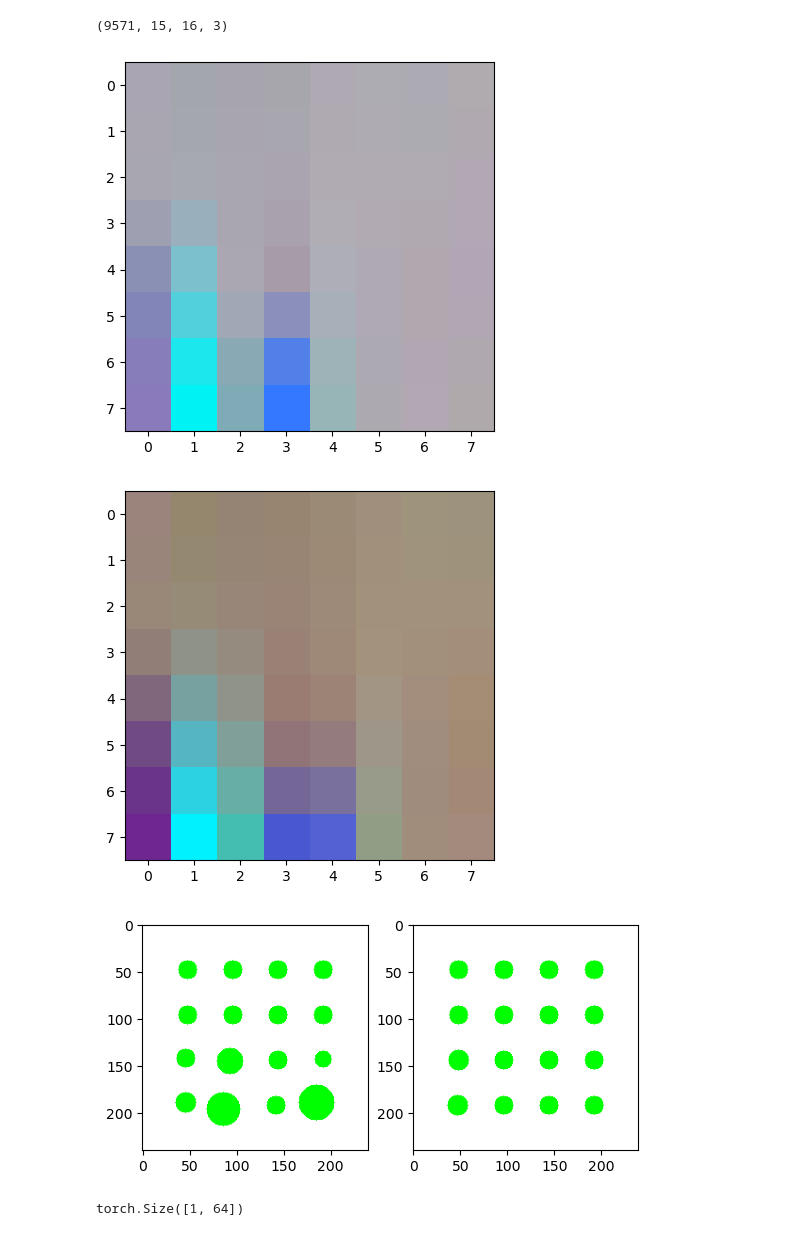
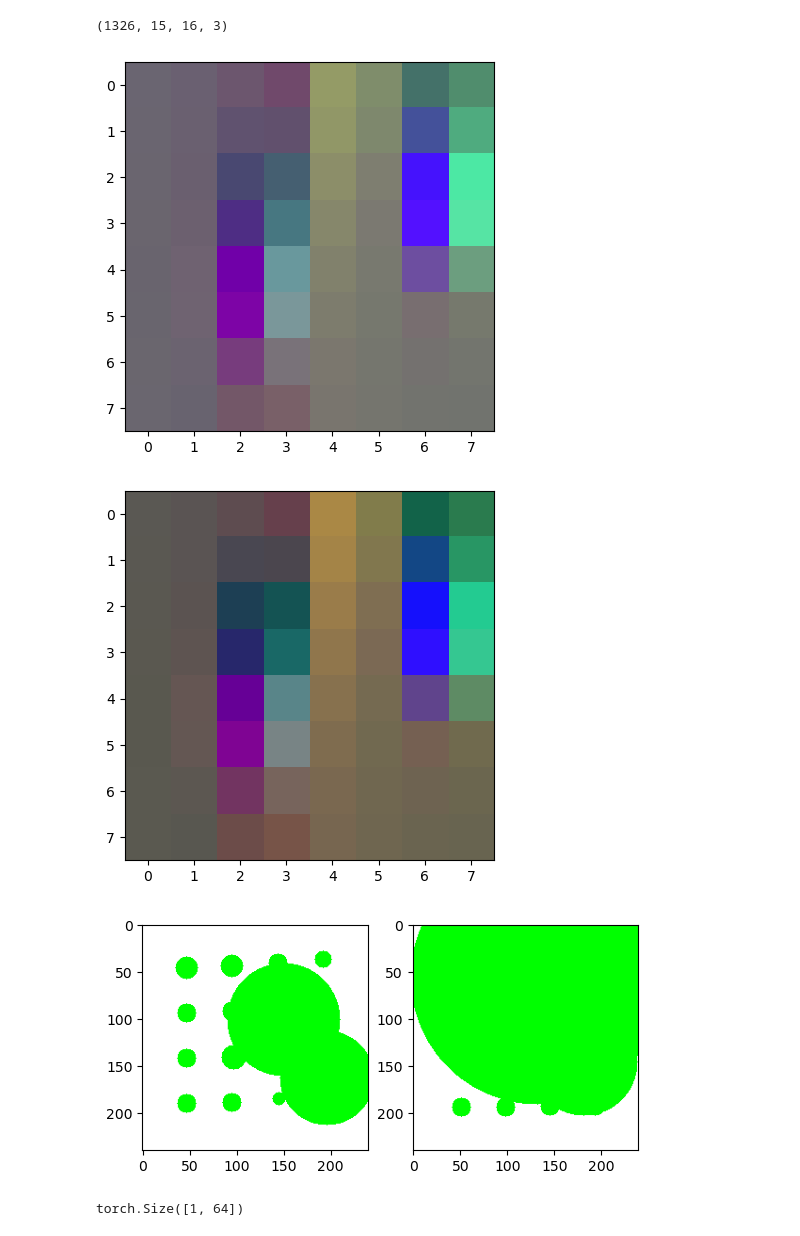
Before and after one commit to aadhithya14/tactile-learning-new-hand, a Jupyter notebook: notebooks/tactile_image.ipynb, the cells around one changed output. Saved outputs shown, nothing was run; the diff lists cells and outputs as text; code cells hidden in the pictures.

```diff
--- a/notebooks/tactile_image.ipynb
+++ b/notebooks/tactile_image.ipynb
@@ -17,7 +17,7 @@ from torch.utils import data
 from tqdm import tqdm
 from omegaconf import DictConfig, OmegaConf
 # %%
-root = '/home/irmak/Workspace/Holo-Bot/extracted_data/logitech_mouse/demonstration_1'
+root = '/home/irmak/Workspace/Holo-Bot/extracted_data/joystick_2/demonstration_1'
 with open(os.path.join(root, 'tactile_indices.pkl'), 'rb') as f:
     tactile_indices = pickle.load(f)
 with h5py.File(os.path.join(root, 'touch_sensor_values.h5'), 'r') as f:
@@ -26,7 +26,7 @@ with h5py.File(os.path.join(root, 'touch_sensor_values.h5'), 'r') as f:
 
 print(tactile_values.shape)
 # %% [output]
-(9571, 15, 16, 3)
+(1326, 15, 16, 3)
 # %%
 class TactileImage:
     def __init__(
@@ -91,18 +91,18 @@ def get_augmentations(img_means, img_stds):
     ])
     return tactile_aug
 # %%
-index = 4582
+index = 1200
 curr_tactile_value = tactile_values[index]
 # print(tactile_values[1000][(3,7),:,:].shape)
 img = TactileImage(tactile_value=tactile_values[index])
 img.plot()
 img_means, img_stds = img.calculate_mean_std()
 tactile_aug = get_augmentations(img_means, img_stds)
 img.apply_aug(tactile_aug)
 img.plot()
 # %% [output]
-[figure, old version]
+[figure, new version]
-[figure, old version]
+[figure, new version]
 # %%
 import cv2
 import matplotlib.pyplot as plt
@@ -142,7 +142,7 @@ plot_tactile_sensor(axs[0], curr_tactile_value[3,:,:])
 plot_tactile_sensor(axs[1], curr_tactile_value[7,:,:])
 plt.show()
 # %% [output]
-[figure, old version]
+[figure, new version]
 # %%
 # Create the encoder for this image
 from tactile_learning.models.custom import PrintSize
```
Also changed, not shown: 7 other files.
